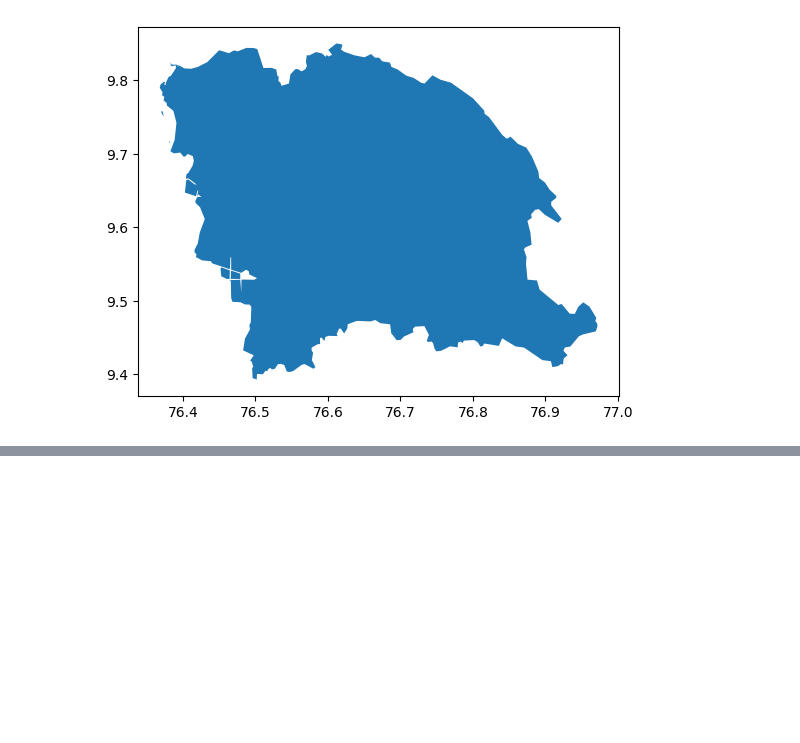
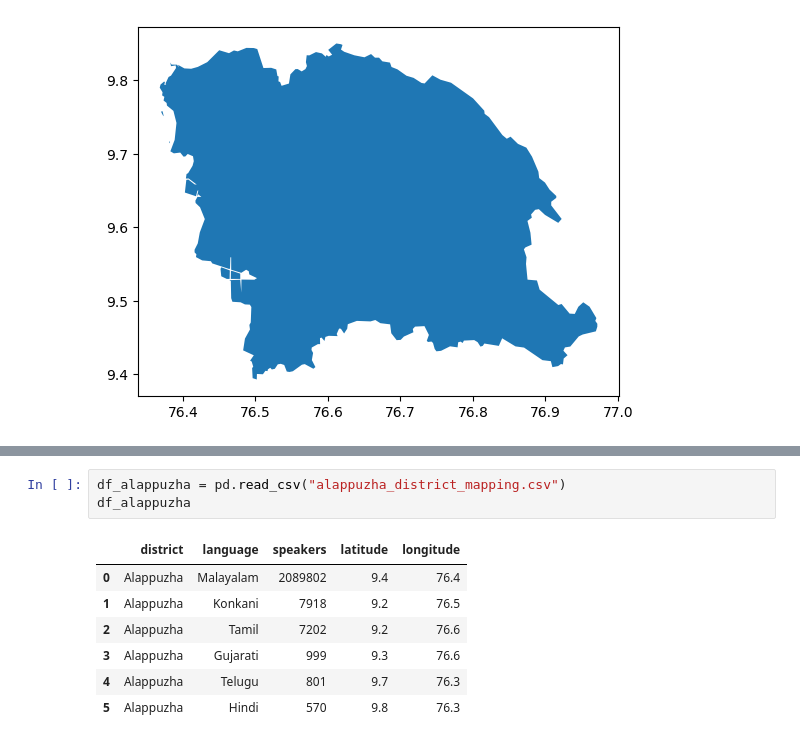
Before and after one commit to squishridyvi/Geographical-Distribution-Mapping-of-Dravidian-Languages-, a Jupyter notebook: Geographical Distribution of Dravidian Languages.ipynb, the cells around one changed output, grey strips where cells are left out. Cells and saved outputs as stored; diff of their text form; blank space fills up the shorter version.

```diff
--- a/Geographical Distribution of Dravidian Languages.ipynb
+++ b/Geographical Distribution of Dravidian Languages.ipynb
@@ -891,0 +905,11 @@ ax.legend(bbox_to_anchor=(1.05, 1))
+# %%
+df_alappuzha = pd.read_csv("alappuzha_district_mapping.csv")
+df_alappuzha
+# %% [output]
+|  | district | language | speakers | latitude | longitude |
+| 0 | Alappuzha | Malayalam | 2089802 | 9.4 | 76.4 |
+| 1 | Alappuzha | Konkani | 7918 | 9.2 | 76.5 |
+| 2 | Alappuzha | Tamil | 7202 | 9.2 | 76.6 |
+| 3 | Alappuzha | Gujarati | 999 | 9.3 | 76.6 |
+| 4 | Alappuzha | Telugu | 801 | 9.7 | 76.3 |
+| 5 | Alappuzha | Hindi | 570 | 9.8 | 76.3 |
```
Also changed, not shown: parts of 6 cells of this notebook.
